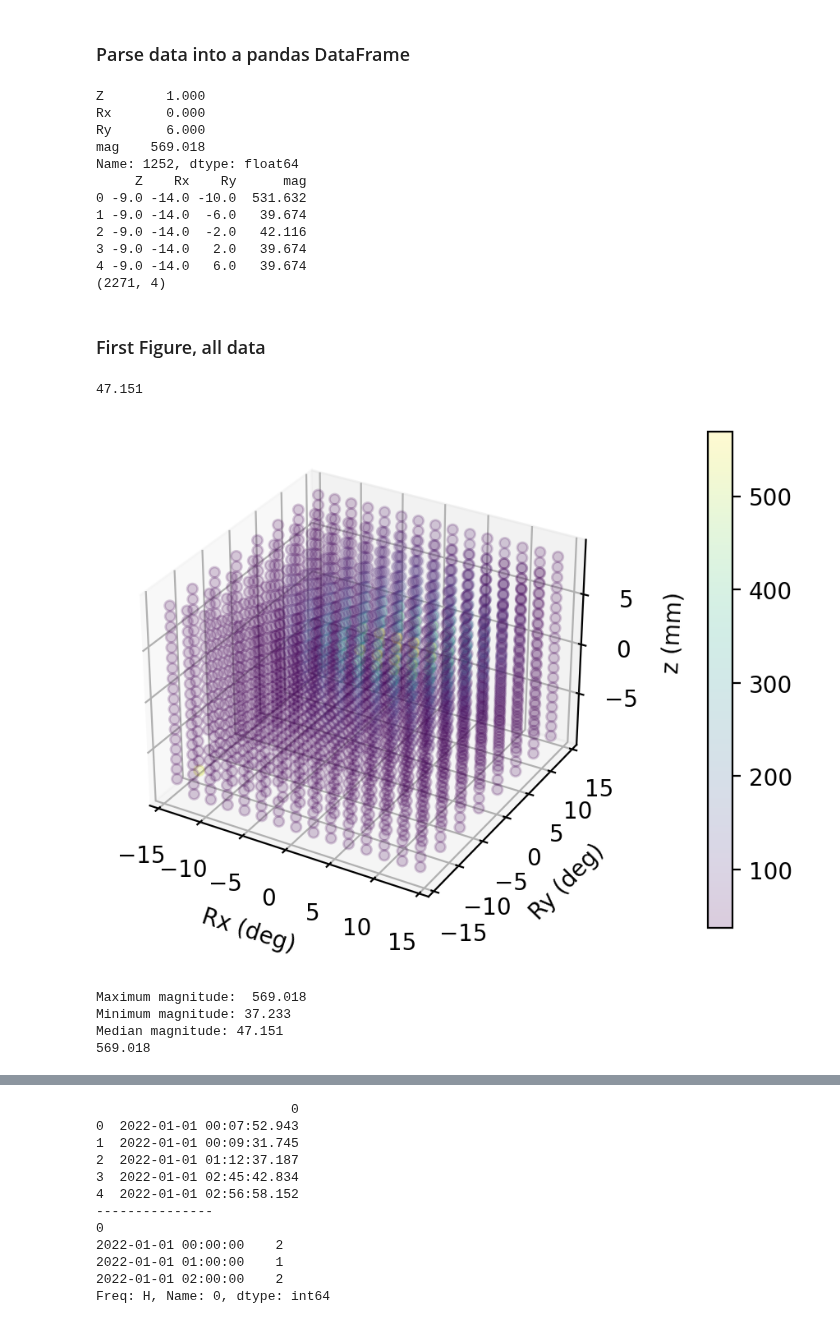
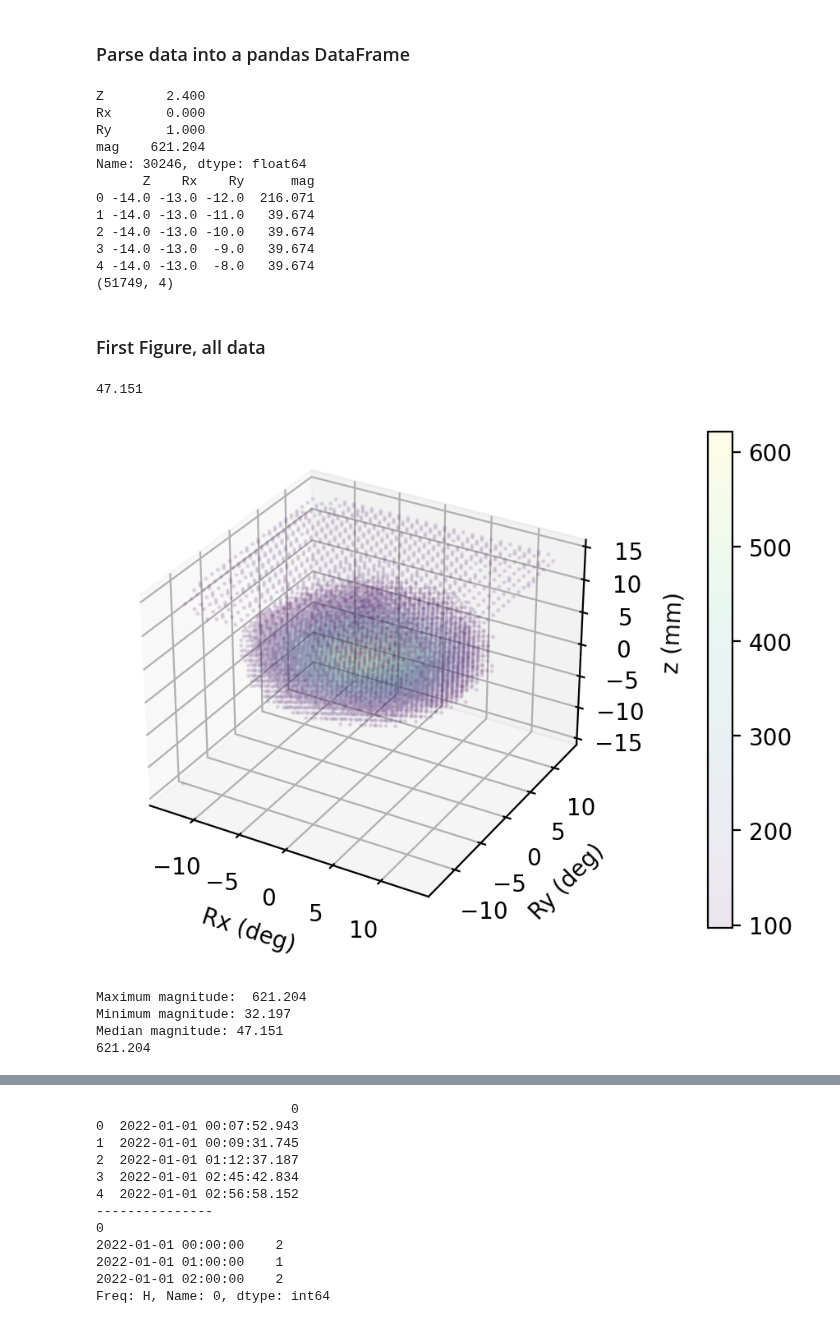
Before and after one commit to Benji-UW/COBOT-Transducer-Control-Code, a Jupyter notebook: Debugging Scripts/Fullscan_renders.ipynb, the cells around one changed output, grey strips where cells are left out. Saved outputs shown, nothing was run; the diff lists cells and outputs as text; code cells hidden in the pictures.

```diff
--- a/Debugging Scripts/Fullscan_renders.ipynb
+++ b/Debugging Scripts/Fullscan_renders.ipynb
@@ -63,7 +62,7 @@ Debug mode prints more information to the notebook, save_figs outputs the releva
 # %%
 debug_mode = True
 save_figs = False
-file_no = 16
+file_no = 5
 
 if save_figs:
     plt.rcParams['figure.dpi'] = 500
@@ -125,55 +128,55 @@ if debug_mode:
     print(dat.head())
     print(dat.shape)
 # %% [output]
-Z        1.000
+Z        2.400
 Rx       0.000
-Ry       6.000
-mag    569.018
-Name: 1252, dtype: float64
-     Z    Rx    Ry      mag
-0 -9.0 -14.0 -10.0  531.632
-1 -9.0 -14.0  -6.0   39.674
-2 -9.0 -14.0  -2.0   42.116
-3 -9.0 -14.0   2.0   39.674
-4 -9.0 -14.0   6.0   39.674
-(2271, 4)
+Ry       1.000
+mag    621.204
+Name: 30246, dtype: float64
+      Z    Rx    Ry      mag
+0 -14.0 -13.0 -12.0  216.071
+1 -14.0 -13.0 -11.0   39.674
+2 -14.0 -13.0 -10.0   39.674
+3 -14.0 -13.0  -9.0   39.674
+4 -14.0 -13.0  -8.0   39.674
+(51749, 4)
 # %% [markdown]
 ### First Figure, all data
 # %%
 ax = plt.axes(projection='3d')
 
 med = np.median(dat['mag'])
 print(med)
 dat2 = dat[dat['mag'] > med*2]
 
-# fig = ax.scatter(dat2['Rx'], dat2['Ry'], dat2['Z'], c=dat2['mag'], cmap='viridis', alpha=0.1,s=1)
-fig = ax.scatter(dat['Rx'], dat['Ry'], dat['Z'], c=dat['mag'], cmap='viridis', alpha=0.2)#,s=1)
+fig = ax.scatter(dat2['Rx'], dat2['Ry'], dat2['Z'], c=dat2['mag'], cmap='viridis', alpha=0.1,s=1)
+# fig = ax.scatter(dat['Rx'], dat['Ry'], dat['Z'], c=dat['mag'], cmap='viridis', alpha=0.01)#,s=1)
 
 ax.set_xlabel("Rx (deg)")
 ax.set_ylabel("Ry (deg)")
 ax.set_zlabel("z (mm)")
 
 plt.colorbar(fig, pad=0.13)
 if save_figs:
     plt.savefig("figures\\fullscan_render_test_%s.jpg" % file_no, dpi=400)
 plt.show()
 
 if debug_mode:
     print(f"Maximum magnitude:  {max(dat['mag'])}")
     print(f"Minimum magnitude: {min(dat['mag'])}")
     print(f"Median magnitude: {np.median(dat['mag'])}")
     print(max(dat['mag']))
 
     # print((min(dat2['Rx']),max(dat2['Rx'])))
     # print((min(dat2['Ry']),max(dat2['Ry'])))
     # print((min(dat2['Z']),max(dat2['Z'])))
 # %% [output]
 47.151
-[figure, old version]
+[figure, new version]
-Maximum magnitude:  569.018
-Minimum magnitude: 37.233
+Maximum magnitude:  621.204
+Minimum magnitude: 32.197
 Median magnitude: 47.151
-569.018
+621.204
 # %%
 # "mps" stands for "max points," or all the points in Rx/Ry space that occur at the max
 # value of Z, rotated for each of the other dimensions
```
Also changed, not shown: parts of 10 cells of this notebook, 21 other files.
